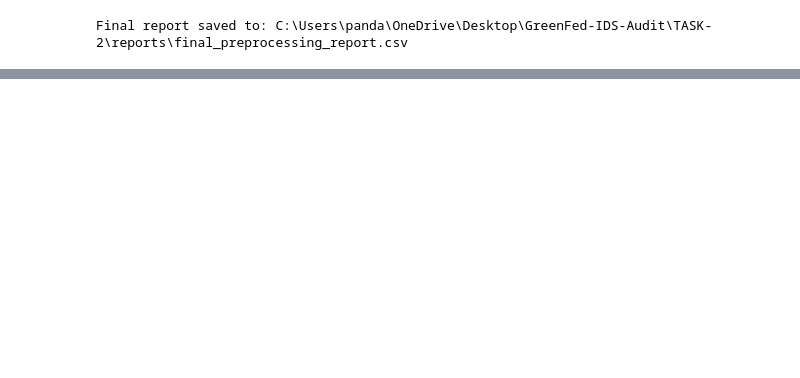
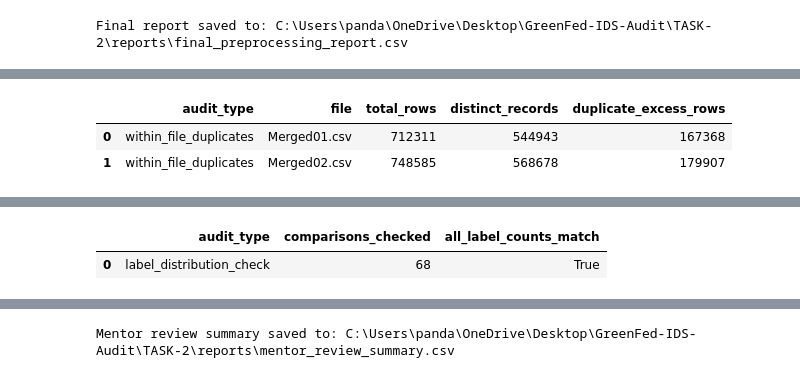
Before and after one commit to TechieRahul-svg/GreenFed-TDS, a Jupyter notebook: TASK-2/preprocessing.ipynb, the cells around one changed output, grey strips where cells are left out. Cells and saved outputs as stored; diff of their text form; code cells hidden in the pictures; blank space fills up the shorter version.

```diff
--- a/TASK-2/preprocessing.ipynb
+++ b/TASK-2/preprocessing.ipynb
@@ -1091,0 +1247,72 @@ Final report saved to: C:\Users\panda\OneDrive\Desktop\GreenFed-IDS-Audit\TASK-2
+# %%
+
+# TASK 2 - FINAL REVIEW SUMMARY
+
+import pandas as pd
+
+duplicate_df = pd.read_csv(
+    REPORT_DIR / "duplicate_report.csv"
+)
+
+overlap_df = pd.read_csv(
+    REPORT_DIR / "cross_file_overlap.csv"
+)
+
+labels_df = pd.read_csv(
+    REPORT_DIR / "label_distribution_comparison.csv"
+)
+
+validation_df = pd.read_csv(
+    REPORT_DIR / "cleaning_validation.csv"
+)
+
+# Summarize duplicate counts
+duplicate_df["audit_type"] = "within_file_duplicates"
+
+# Prepare a separate overlap summary
+overlap_summary = overlap_df.copy()
+overlap_summary["audit_type"] = "cross_file_overlap"
+
+# Check label preservation
+label_summary = pd.DataFrame([{
+    "audit_type": "label_distribution_check",
+    "comparisons_checked": len(labels_df),
+    "all_label_counts_match": bool(labels_df["matches"].all())
+}])
+
+# Check cleaning validation
+validation_summary = pd.DataFrame([{
+    "audit_type": "cleaning_validation",
+    "all_rows_match": bool(validation_df["rows_match"].all()),
+    "all_columns_match": bool(validation_df["columns_match"].all()),
+    "all_labels_match": bool(validation_df["labels_match"].all()),
+    "no_missing_values": bool((validation_df["missing_cells"] == 0).all()),
+    "no_infinity_values": bool((validation_df["infinity_cells"] == 0).all())
+}])
+
+# Save a compact summary of the audit results
+review_summary_path = REPORT_DIR / "mentor_review_summary.csv"
+
+review_summary = pd.DataFrame([
+    {
+        "audit_type": "within_file_duplicates",
+        "file": row["file"],
+        "total_rows": row["total_rows"],
+        "distinct_records": row["distinct_complete_records"],
+        "duplicate_excess_rows": row["duplicate_excess_rows"]
+    }
+    for _, row in duplicate_df.iterrows()
+])
+
+review_summary.to_csv(review_summary_path, index=False)
+
+display(review_summary)
+display(overlap_summary)
+display(label_summary)
+display(validation_summary)
+
+print("Mentor review summary saved to:", review_summary_path)
+# %% [output]
+|  | audit_type | file | total_rows | distinct_records | duplicate_excess_rows |
+| 0 | within_file_duplicates | Merged01.csv | 712311 | 544943 | 167368 |
+| 1 | within_file_duplicates | Merged02.csv | 748585 | 568678 | 179907 |
@@ -1091,0 +1321,2 @@ Final report saved to: C:\Users\panda\OneDrive\Desktop\GreenFed-IDS-Audit\TASK-2
+|  | audit_type | comparisons_checked | all_label_counts_match |
+| 0 | label_distribution_check | 68 | True |
@@ -1091,0 +1325 @@ Final report saved to: C:\Users\panda\OneDrive\Desktop\GreenFed-IDS-Audit\TASK-2
+Mentor review summary saved to: C:\Users\panda\OneDrive\Desktop\GreenFed-IDS-Audit\TASK-2\reports\mentor_review_summary.csv
```
Also changed, not shown: parts of 9 cells of this notebook, 4 other files.
